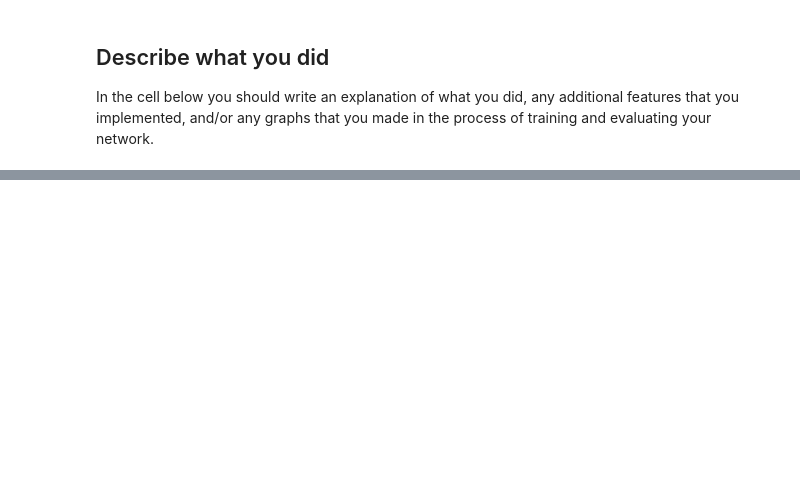
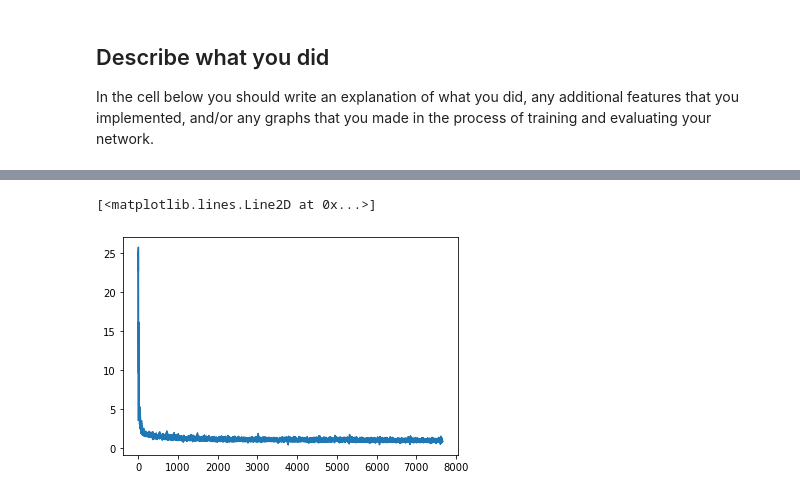
Before and after one commit to IC088/Computer-Vision-2020, a Jupyter notebook: PSET2/Week5/TensorFlow.ipynb, the cells around one changed output, grey strips where cells are left out. Cells and saved outputs as stored; diff of their text form; code cells hidden in the pictures; blank space fills up the shorter version.

```diff
--- a/PSET2/Week5/TensorFlow.ipynb
+++ b/PSET2/Week5/TensorFlow.ipynb
@@ -788,0 +882,5 @@ TODO: Tell us what you did
+# %%
+plt.plot(losses)
+# %% [output]
+[<matplotlib.lines.Line2D at 0x...>]
+[figure, added]
```
Also changed, not shown: parts of 14 cells of this notebook, 6 other files.
